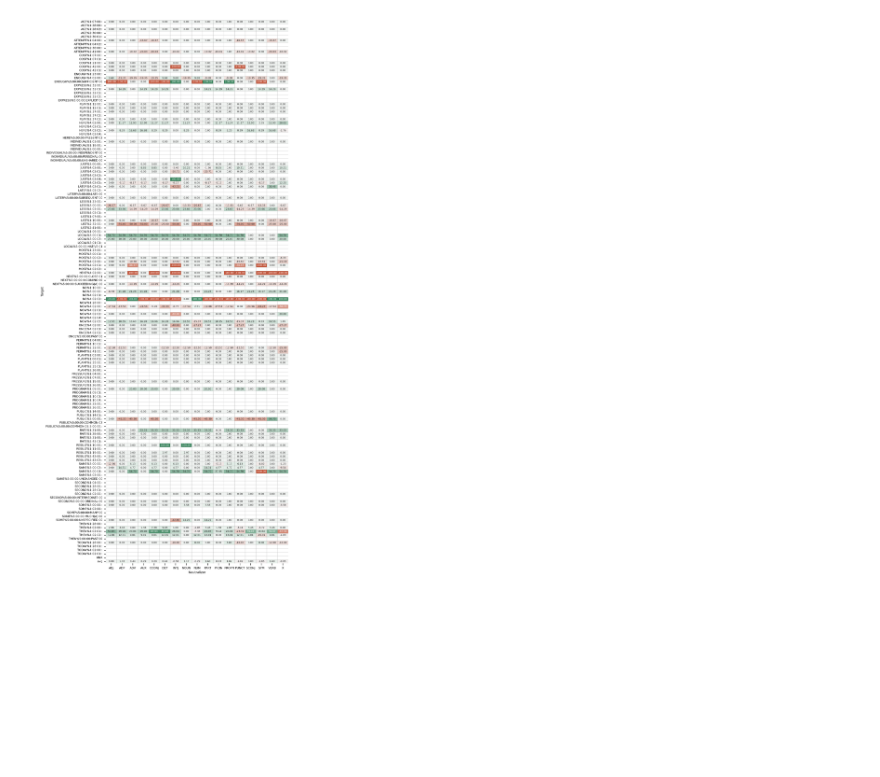
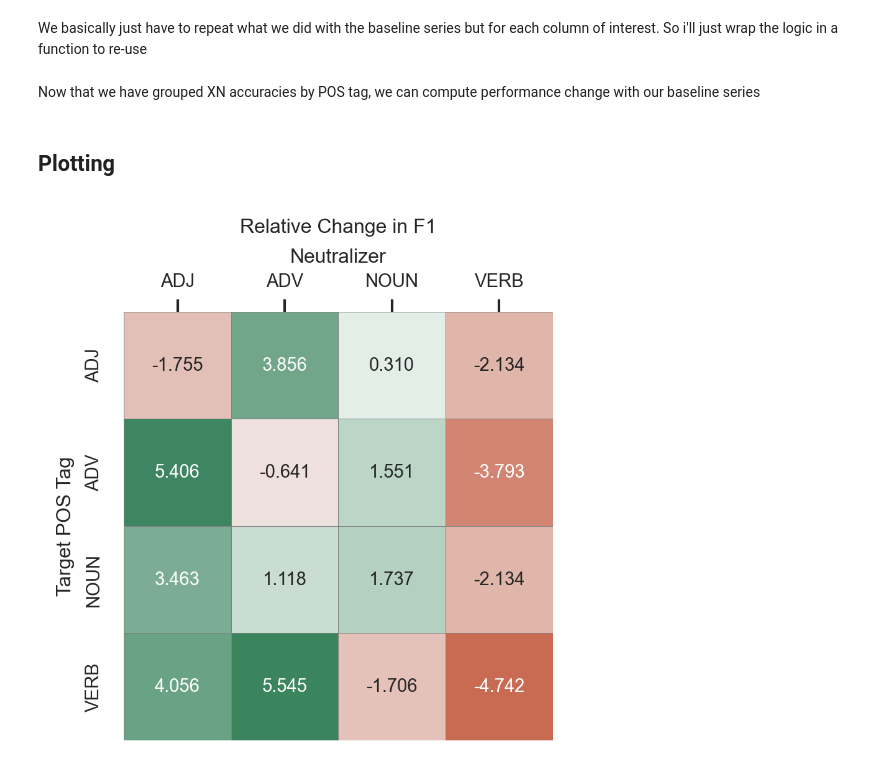
Before and after one commit to thesofakillers/infoshare, a Jupyter notebook: notebooks/lswsd_xtask.ipynb, the cells around one changed output. Cells and saved outputs as stored; diff of their text form; code cells hidden in the pictures; blank space fills up the shorter version.

```diff
--- a/notebooks/lswsd_xtask.ipynb
+++ b/notebooks/lswsd_xtask.ipynb
@@ -62,0 +200,4 @@ len(lswsd_base_series[lswsd_base_series > 0.6])
+# %%
+lswsd_xn_f1 = utils.get_xneutr_df(
+    f"{lswsd_eval_path}_*/events*", suffix_filter=r"^([A-Z]+)$", metric_name="f1"
+).T
@@ -63 +221,3 @@ len(lswsd_base_series[lswsd_base_series > 0.6])
+# %% [markdown]
+We basically just have to repeat what we did with the baseline series but for each column of interest. So i'll just wrap the logic in a function to re-use
 # %%
@@ -73,21 +253,52 @@ keep_pos = ["ADJ", "NOUN", "ADV", "VERB", "NUM", "X"]
+# %%
+lswsd_xn_f1_by_pos = lswsd_xn_f1[2:].apply(
+    perf_by_pos, axis=0, sense_metadata=named_sense_metadata, result_type="expand"
+)
+lswsd_xn_f1_by_pos.index.name = "Target"
+lswsd_xn_f1_by_pos = lswsd_xn_f1_by_pos[keep_pos]
+# %% [markdown]
+Now that we have grouped XN accuracies by POS tag, we can compute performance change with our baseline series
+# %%
+pos_grouped_f1_change_rel = utils.compute_perf_change(
+    lswsd_pos_baseline,
+    lswsd_xn_f1_by_pos.T,
+    None,
+    suffix_filter=r"^([A-Z]+)$",
+    change="rel",
+)
+pos_grouped_f1_change_abs = utils.compute_perf_change(
+    lswsd_pos_baseline,
+    lswsd_xn_f1_by_pos.T,
+    None,
+    suffix_filter=r"^([A-Z]+)$",
+    change="abs",
+)
+# %% [markdown]
+## Plotting
 # %%
 sns.set_context("paper", font_scale=0.8)
-f, ax1 = plt.subplots(1, 1, figsize=(8, 24), dpi=300)
+f, ax1 = plt.subplots(1, 1, figsize=(COLWIDTH, COLWIDTH), dpi=300)
 ax1 = sns.heatmap(
-    lswsd_acc_drop * 100,
+    pos_grouped_f1_change_rel * 100,
     annot=True,
-    annot_kws={"fontsize": 6},
-    fmt="0.2f",
+    annot_kws={"fontsize": 7},
+    fmt="0.3f",
     cmap=cmap,
     cbar=False,
     ax=ax1,
-    vmin=-100,
-    vmax=100,
+    # vmin=-100,
+    # vmax=100,
     center=0,
-    square=False,
+    square=True,
     linewidths=0.2,
     linecolor="grey",
 )
+ax1.set_ylabel("Target POS Tag")
+ax1.set_xlabel("Neutralizer")
+ax1.xaxis.tick_top()
+ax1.xaxis.set_label_position('top')
+ax1.set_title("Relative Change in F1")
+plt.tight_layout()
 plt.show()
 # %% [output]
-[figure, old version]
+[figure, new version]
```
Also changed, not shown: parts of 32 cells of this notebook, 1 other file.
